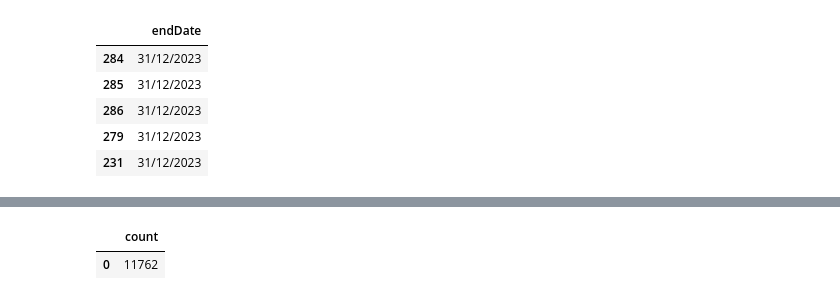
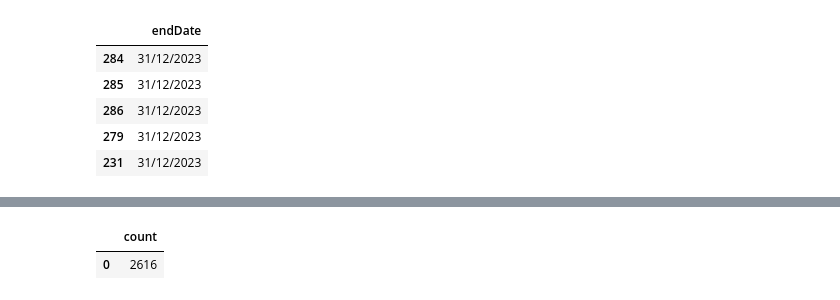
Before and after one commit to adamayaita/Capstone_Project_Organic_Foods, a Jupyter notebook: data_prices_eggs.ipynb, the cells around one changed output, grey strips where cells are left out. Cells and saved outputs as stored; diff of their text form; code cells hidden in the pictures.

Commit message:
Finished data preparation for prices of eggs and milk and consumer survey

```diff
--- a/data_prices_eggs.ipynb
+++ b/data_prices_eggs.ipynb
@@ -234,8 +645,8 @@ The organic_food_prices_eggs table was imported successfully.
 # %%
-# Test: query the newly created table to count the rows (we know from above that the dataframe has 11,762 cases):
-sqlf.get_dataframe(f'SELECT COUNT(*) FROM {schema}.organic_food_prices_eggs;')
+# Test: query the newly created table to count the rows (we know from above that the dataframe has 2,616 cases):
+sqlf.get_dataframe(f'SELECT COUNT(*) FROM {schema}.prices_eggs;')
 # %% [output]
 |  | count |
-| 0 | 11762 |
+| 0 | 2616 |
 # %%
 # Worked!
```
Also changed, not shown: parts of 38 cells of this notebook, 3 other files.
